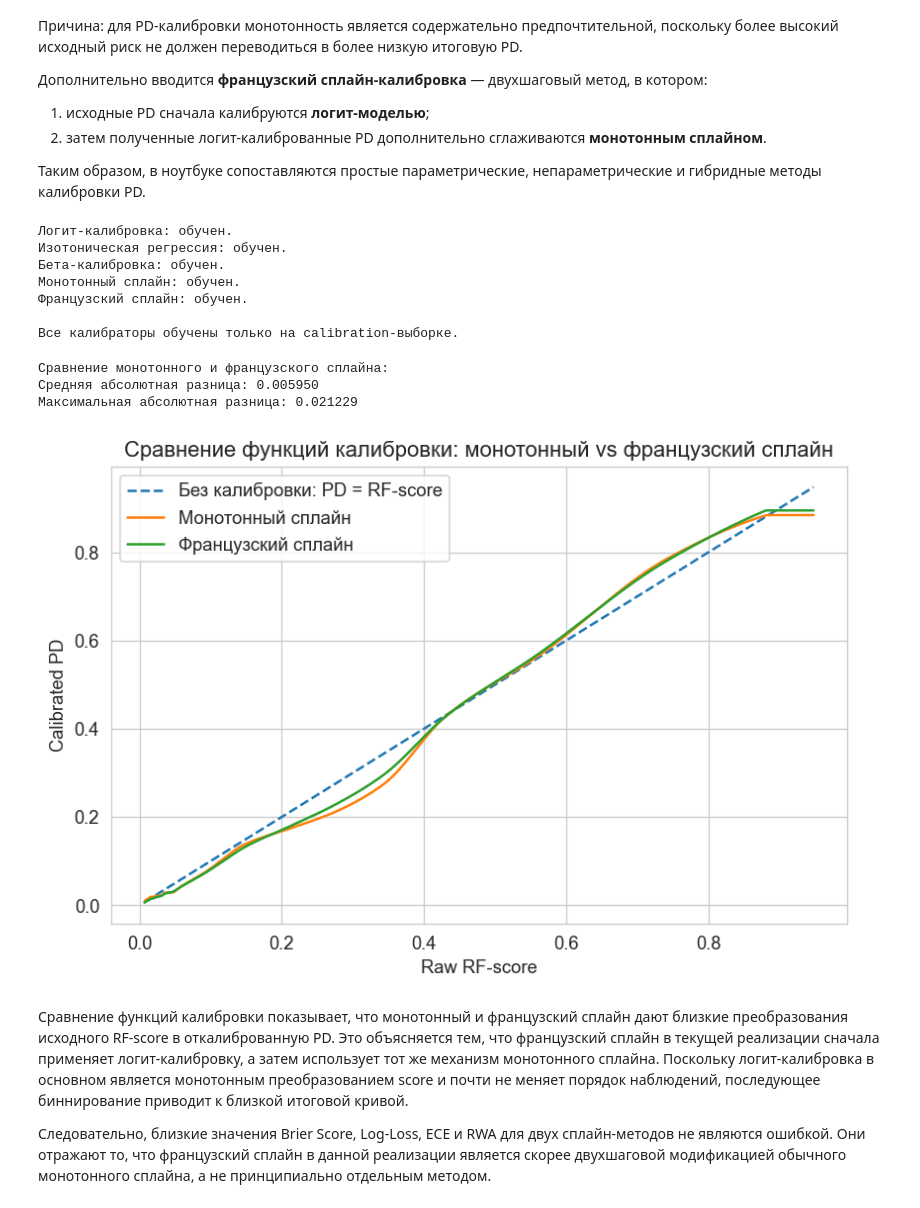
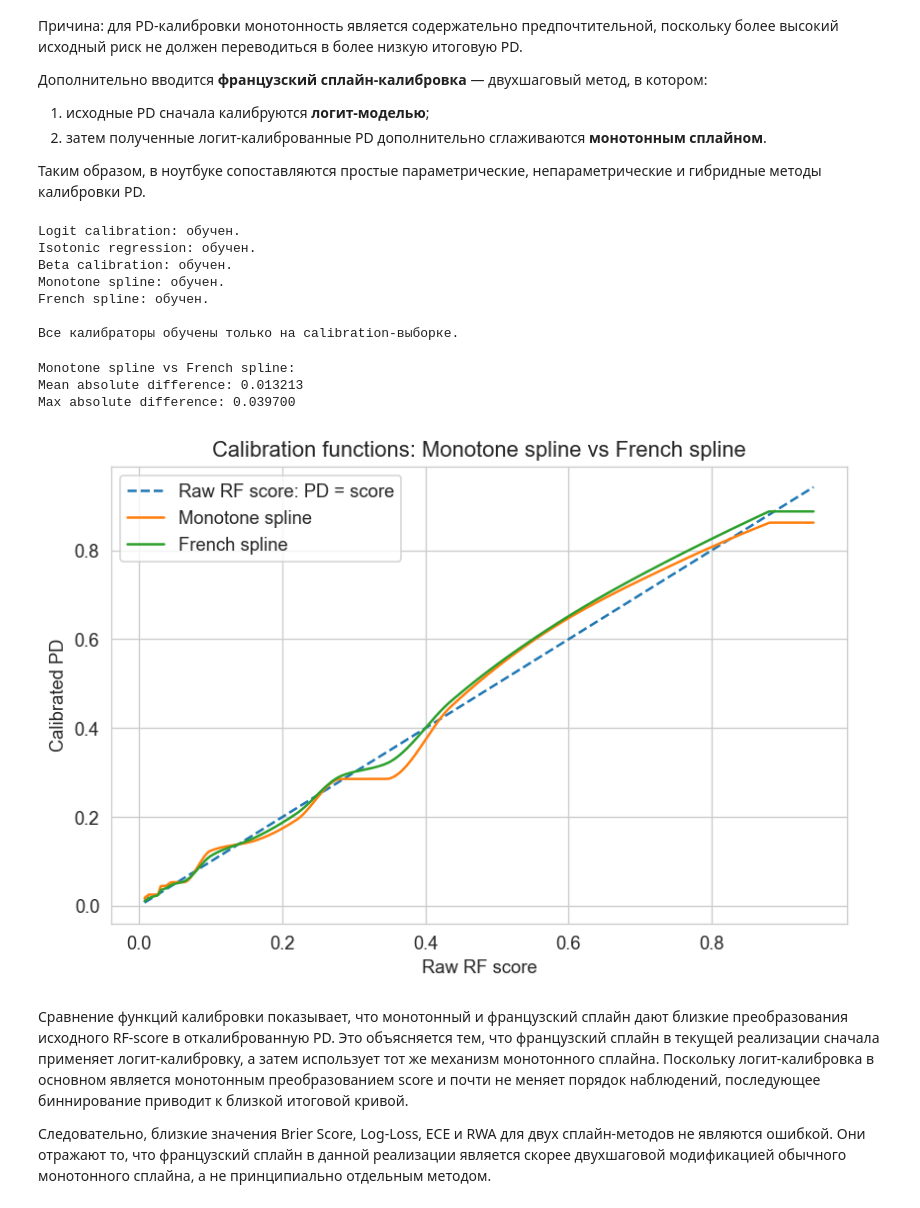
Before and after one commit to ddudenko275-boop/ColebrationTedo, a Jupyter notebook: notebooks/pd_calibration.ipynb, the cells around one changed output. Cells and saved outputs as stored; diff of their text form; code cells hidden in the pictures.

```diff
--- a/notebooks/pd_calibration.ipynb
+++ b/notebooks/pd_calibration.ipynb
@@ -221,8 +227,9 @@ print("Дальше в notebook используется stress-сценарий
 # %%
-X_train, X_calib, X_test, y_train, y_calib, y_test = get_oot_split(df)
+X_train, X_calib, X_test, y_train, y_calib, y_test = get_same_year_calibration_test_split(df)
 
-print("Out-of-Time разбивка:")
-print(f"  Train       (2019-2021): {len(X_train):,} строк | дефолты: {y_train.mean():.2%}")
-print(f"  Calibration (2022-2023): {len(X_calib):,} строк | дефолты: {y_calib.mean():.2%}")
-print(f"  Test OOT    (2024):      {len(X_test):,} строк  | дефолты: {y_test.mean():.2%}")
+print("Mentor sample split:")
+print(f"  Train       (2019-2023): {len(X_train):,} rows | defaults: {y_train.mean():.2%}")
+print(f"  Calibration (2024):      {len(X_calib):,} rows | defaults: {y_calib.mean():.2%}")
+print(f"  Test/RWA    (2024):      {len(X_test):,} rows | defaults: {y_test.mean():.2%}")
+print(f"  Calibration and test are the same sample: {X_calib.index.equals(X_test.index)}")
 # %% [output]
@@ -322,66 +330,49 @@ for name, cal in calibrators.items():
 
 print("\nВсе калибраторы обучены только на calibration-выборке.")
 # %% [output]
-Логит-калибровка: обучен.
-Изотоническая регрессия: обучен.
-Бета-калибровка: обучен.
-Монотонный сплайн: обучен.
-Французский сплайн: обучен.
+Logit calibration: обучен.
+Isotonic regression: обучен.
+Beta calibration: обучен.
+Monotone spline: обучен.
+French spline: обучен.
 
 Все калибраторы обучены только на calibration-выборке.
 # %%
-# Проверка различий между монотонным и французским сплайном
+# Compare Monotone spline and French spline calibration functions
 
 score_grid = np.linspace(
     max(1e-4, float(np.quantile(scores_calib, 0.001))),
     min(0.9999, float(np.quantile(scores_calib, 0.999))),
-    500
+    500,
 )
 
-mono = calibrators["Монотонный сплайн"]
-french = calibrators["Французский сплайн"]
+mono = calibrators["Monotone spline"]
+french = calibrators["French spline"]
 
 mono_pd = mono.predict(score_grid)
 french_pd = french.predict(score_grid)
 
 diff = np.abs(mono_pd - french_pd)
 
-print("Сравнение монотонного и французского сплайна:")
-print(f"Средняя абсолютная разница: {diff.mean():.6f}")
-print(f"Максимальная абсолютная разница: {diff.max():.6f}")
+print("Monotone spline vs French spline:")
+print(f"Mean absolute difference: {diff.mean():.6f}")
+print(f"Max absolute difference: {diff.max():.6f}")
 
 plt.figure(figsize=(8, 5))
-
-plt.plot(
-    score_grid,
-    score_grid,
-    "--",
-    label="Без калибровки: PD = RF-score"
-)
-
-plt.plot(
-    score_grid,
-    mono_pd,
-    label="Монотонный сплайн"
-)
-
-plt.plot(
-    score_grid,
-    french_pd,
-    label="Французский сплайн"
-)
-
-plt.xlabel("Raw RF-score")
+plt.plot(score_grid, score_grid, "--", label="Raw RF score: PD = score")
+plt.plot(score_grid, mono_pd, label="Monotone spline")
+plt.plot(score_grid, french_pd, label="French spline")
+plt.xlabel("Raw RF score")
 plt.ylabel("Calibrated PD")
-plt.title("Сравнение функций калибровки: монотонный vs французский сплайн")
+plt.title("Calibration functions: Monotone spline vs French spline")
 plt.legend()
 plt.grid(True)
 plt.show()
 # %% [output]
-Сравнение монотонного и французского сплайна:
-Средняя абсолютная разница: 0.005950
-Максимальная абсолютная разница: 0.021229
+Monotone spline vs French spline:
+Mean absolute difference: 0.013213
+Max absolute difference: 0.039700
-[figure, old version]
+[figure, new version]
 # %% [markdown]
 Сравнение функций калибровки показывает, что монотонный и французский сплайн дают близкие преобразования исходного RF-score в откалиброванную PD. Это объясняется тем, что французский сплайн в текущей реализации сначала применяет логит-калибровку, а затем использует тот же механизм монотонного сплайна. Поскольку логит-калибровка в основном является монотонным преобразованием score и почти не меняет порядок наблюдений, последующее биннирование приводит к близкой итоговой кривой.
 
```
Also changed, not shown: parts of 27 cells of this notebook, 6 other files.
